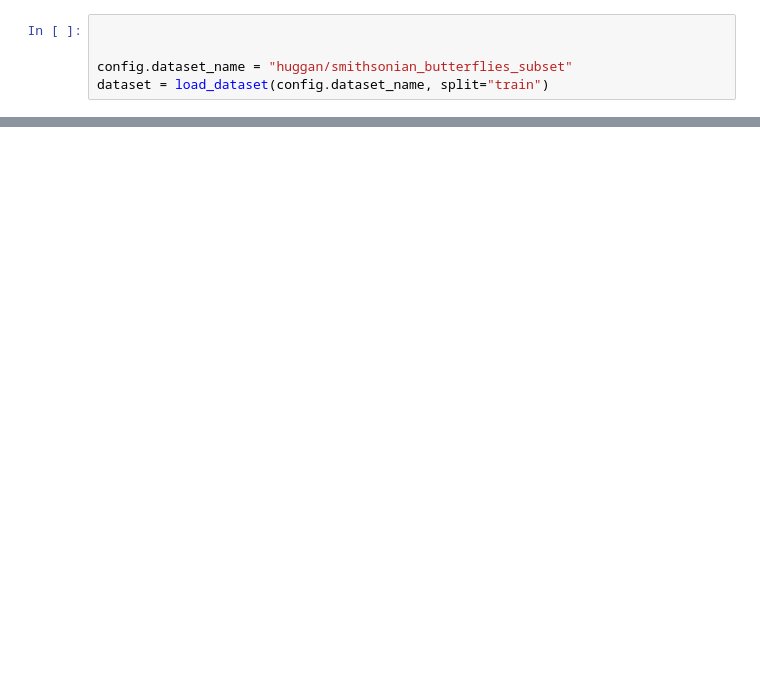
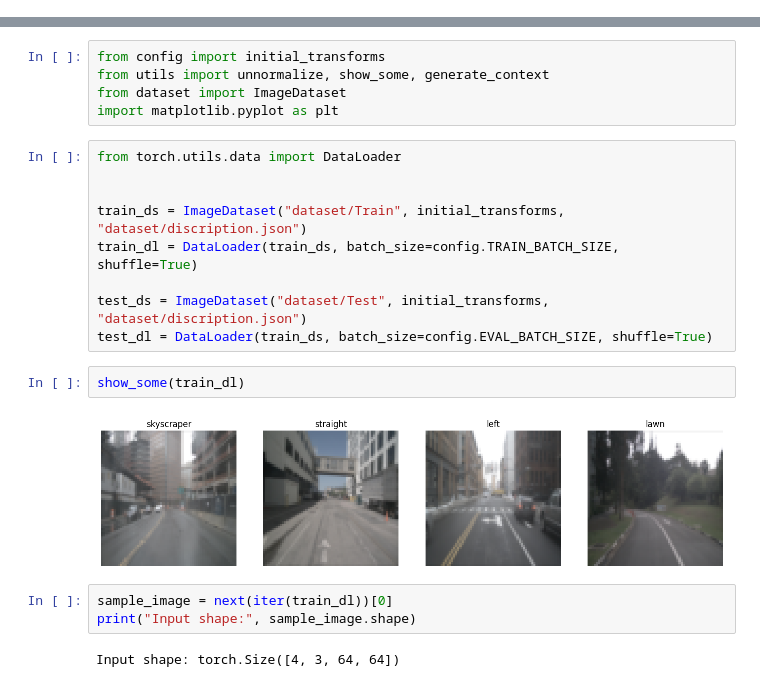
Before and after one commit to Mafaz03/Stable-diffusion, a Jupyter notebook: sd/training.ipynb, the cells around one changed output, grey strips where cells are left out. Cells and saved outputs as stored; diff of their text form; blank space fills up the shorter version.

Commit message:
training loop

```diff
--- a/sd/training.ipynb
+++ b/sd/training.ipynb
@@ -5,5 +7,0 @@ import config
-# %%
-
-
-config.dataset_name = "huggan/smithsonian_butterflies_subset"
-dataset = load_dataset(config.dataset_name, split="train")
@@ -253,0 +8,23 @@ KeyboardInterrupt:
+# %%
+from config import initial_transforms
+from utils import unnormalize, show_some, generate_context
+from dataset import ImageDataset
+import matplotlib.pyplot as plt
+# %%
+from torch.utils.data import DataLoader
+
+
+train_ds = ImageDataset("dataset/Train", initial_transforms, "dataset/discription.json")
+train_dl = DataLoader(train_ds, batch_size=config.TRAIN_BATCH_SIZE, shuffle=True)
+
+test_ds = ImageDataset("dataset/Test", initial_transforms, "dataset/discription.json")
+test_dl = DataLoader(train_ds, batch_size=config.EVAL_BATCH_SIZE, shuffle=True)
+# %%
+show_some(train_dl)
+# %% [output]
+[figure, added]
+# %%
+sample_image = next(iter(train_dl))[0]
+print("Input shape:", sample_image.shape)
+# %% [output]
+Input shape: torch.Size([4, 3, 64, 64])
```
Also changed, not shown: parts of 44 cells of this notebook, 29 other files.
